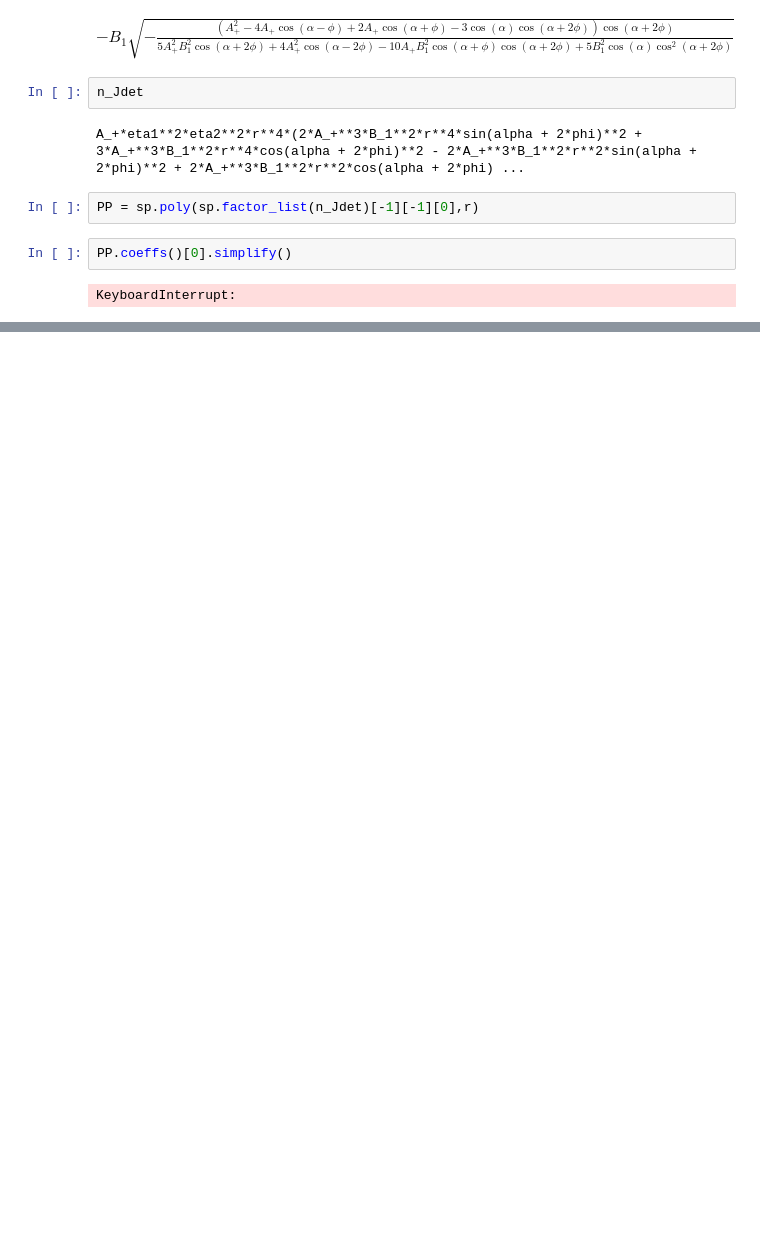
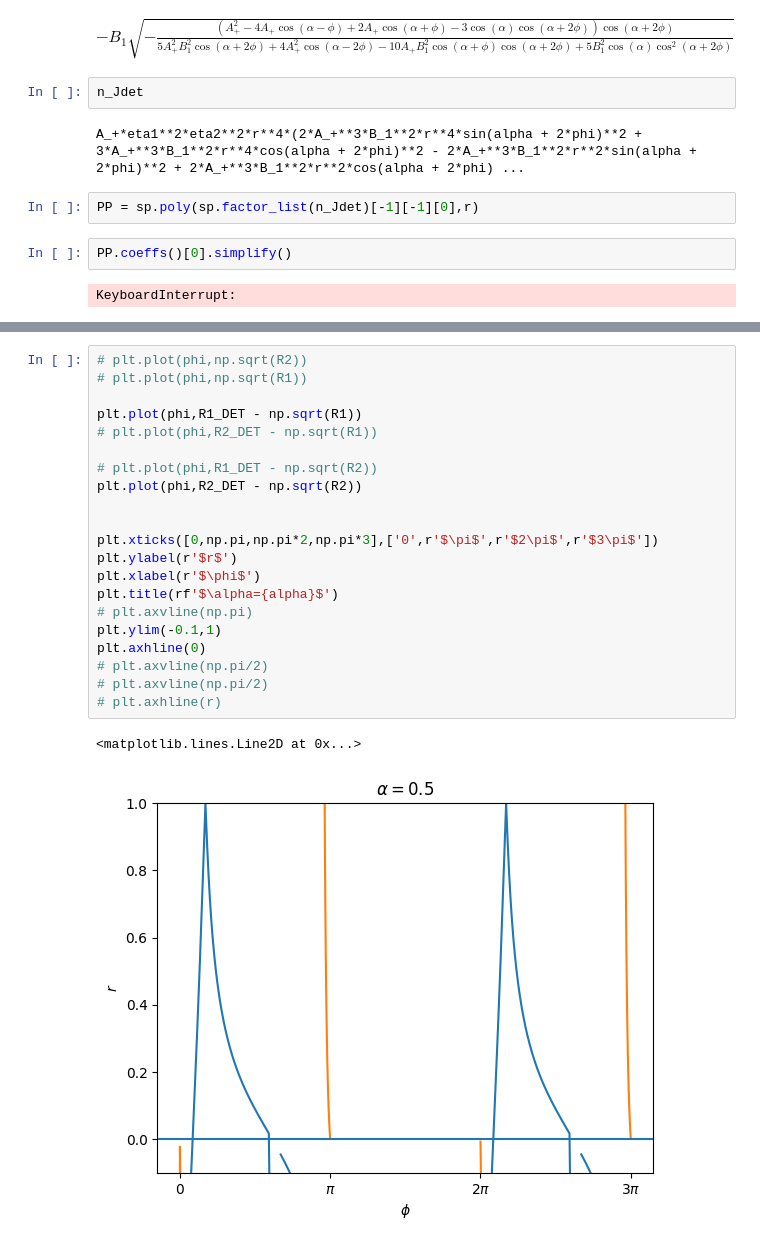
Before and after one commit to Gug-Young/Active_Rotator, a Jupyter notebook: 240805 Fixed point find.ipynb, the cells around one changed output, grey strips where cells are left out. Cells and saved outputs as stored; diff of their text form; blank space fills up the shorter version.

```diff
--- a/240805 Fixed point find.ipynb
+++ b/240805 Fixed point find.ipynb
@@ -989,0 +1306,24 @@ KeyboardInterrupt:
+# %%
+# plt.plot(phi,np.sqrt(R2))
+# plt.plot(phi,np.sqrt(R1))
+
+plt.plot(phi,R1_DET - np.sqrt(R1))
+# plt.plot(phi,R2_DET - np.sqrt(R1))
+
+# plt.plot(phi,R1_DET - np.sqrt(R2))
+plt.plot(phi,R2_DET - np.sqrt(R2))
+
+
+plt.xticks([0,np.pi,np.pi*2,np.pi*3],['0',r'$\pi$',r'$2\pi$',r'$3\pi$'])
+plt.ylabel(r'$r$')
+plt.xlabel(r'$\phi$')
+plt.title(rf'$\alpha={alpha}$')
+# plt.axvline(np.pi)
+plt.ylim(-0.1,1)
+plt.axhline(0)
+# plt.axvline(np.pi/2)
+# plt.axvline(np.pi/2)
+# plt.axhline(r)
+# %% [output]
+<matplotlib.lines.Line2D at 0x...>
+[figure, added]
```
Also changed, not shown: parts of 80 cells of this notebook, 1 other file.
